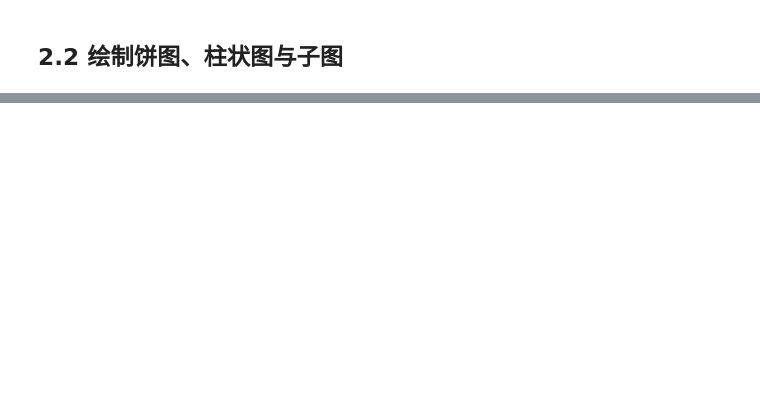
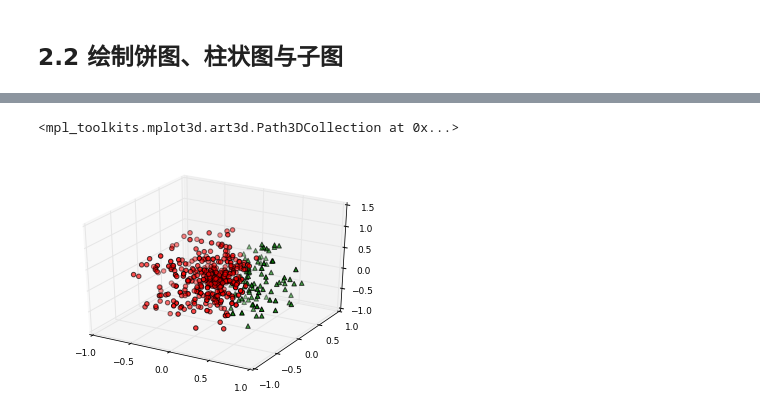
Before and after one commit to liuii/ProbRobotics, a Jupyter notebook: notebooks/00Basic/matplotlib.ipynb, the cells around one changed output, grey strips where cells are left out. Drawn from its saved outputs; the diff is of its cells as text; code cells hidden in the pictures; blank space fills up the shorter version.

```diff
--- a/notebooks/00Basic/matplotlib.ipynb
+++ b/notebooks/00Basic/matplotlib.ipynb
@@ -152,0 +197,37 @@ ax.pie(speeds, labels=labels, colors=colors)
+# %%
+np.random.seed(42)
+
+n_samples = 500
+dim = 3
+shape = (500, 1)
+
+# 生成一组三维正态分布采样
+samples = np.random.multivariate_normal(
+    np.zeros(dim),
+    np.eye(dim),
+    n_samples
+)
+
+# 均匀分布采样数据，通过改变每个样本距离原点的距离来实现。 乘以随机生成的半径，除以向量的2范数，缩放向量到圆内
+r = np.random.random(shape)
+dist = np.linalg.norm(samples, axis=1).reshape(shape)
+samples *= r / dist
+
+
+x = samples[:,0].reshape(shape)
+y = samples[:,1].reshape(shape)
+z = samples[:,2].reshape(shape)
+upperIndexes = np.where(z > 3 * x + 2 * y -1)[0]
+lowerIndexes = np.where(z <= 3 * x + 2 * y - 1)[0]
+
+upperSamples = samples[upperIndexes, :]
+lowerSamples = samples[lowerIndexes, :]
+# %%
+fig = plt.figure('3D scatter plot')
+ax = fig.add_subplot(111, projection='3d')
+
+ax.scatter(upperSamples[:, 0], upperSamples[:, 1], upperSamples[:, 2], c='r', marker='o')
+ax.scatter(lowerSamples[:, 0], lowerSamples[:, 1], lowerSamples[:, 2], c='g', marker='^')
+# %% [output]
+<mpl_toolkits.mplot3d.art3d.Path3DCollection at 0x...>
+[figure, added]
```
Also changed, not shown: parts of 11 cells of this notebook, 1 other file.
